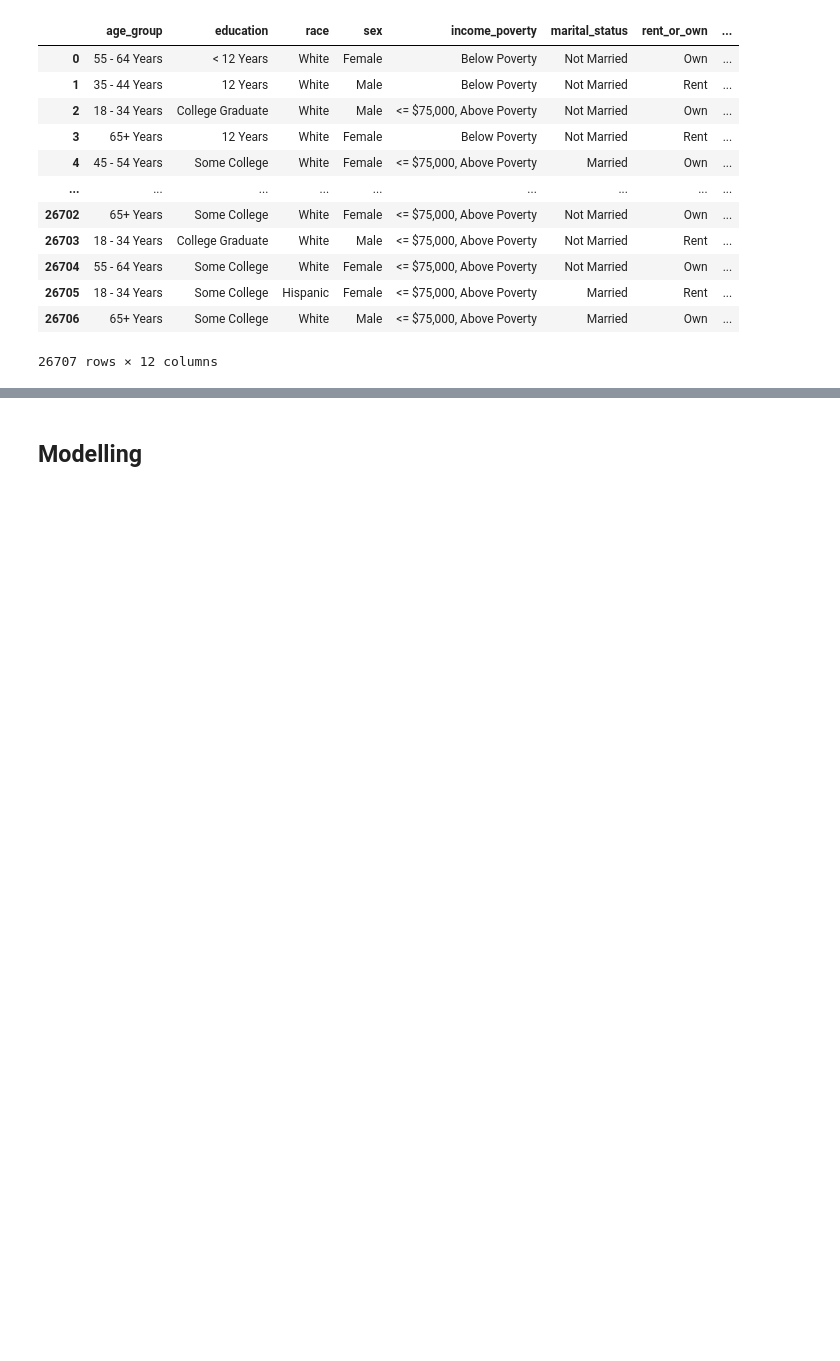
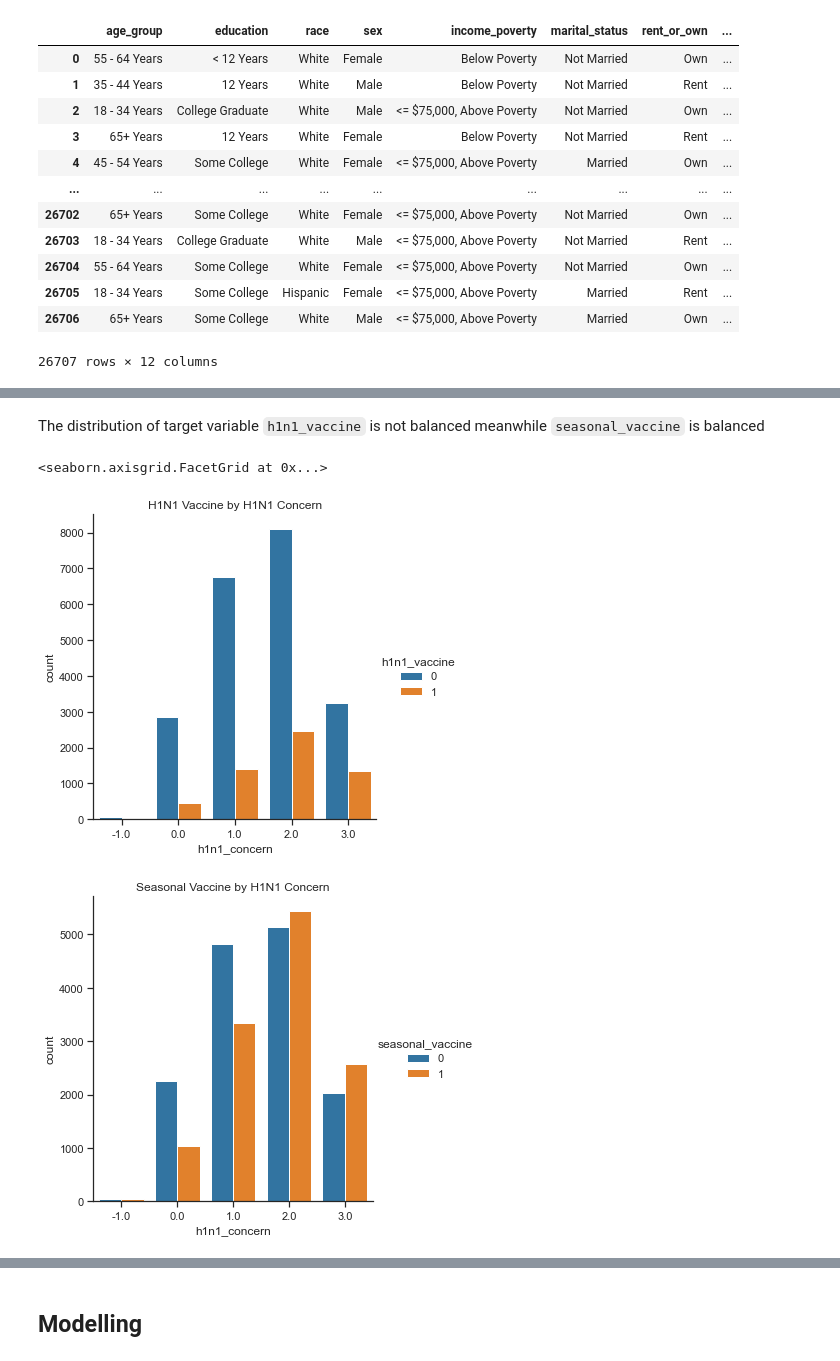
Before and after one commit to FelixFern/FINDIT-2023-ODE, a Jupyter notebook: main.ipynb, the cells around one changed output, grey strips where cells are left out. Drawn from its saved outputs; the diff is of its cells as text; code cells hidden in the pictures; blank space fills up the shorter version.

```diff
--- a/main.ipynb
+++ b/main.ipynb
@@ -661,0 +691,10 @@ df_features.select_dtypes(include=['object'])
+# %% [markdown]
+The distribution of target variable `h1n1_vaccine` is not balanced meanwhile `seasonal_vaccine` is balanced
+# %%
+# Column Plot of Target Response by H1N1 Concern
+sns.catplot(data=df, x="h1n1_concern", kind="count", hue="h1n1_vaccine").set(title='H1N1 Vaccine by H1N1 Concern')
+sns.catplot(data=df, x="h1n1_concern", kind="count", hue="seasonal_vaccine").set(title='Seasonal Vaccine by H1N1 Concern')
+# %% [output]
+<seaborn.axisgrid.FacetGrid at 0x...>
+[figure, added]
+[figure, added]
```
Also changed, not shown: parts of 73 cells of this notebook.
